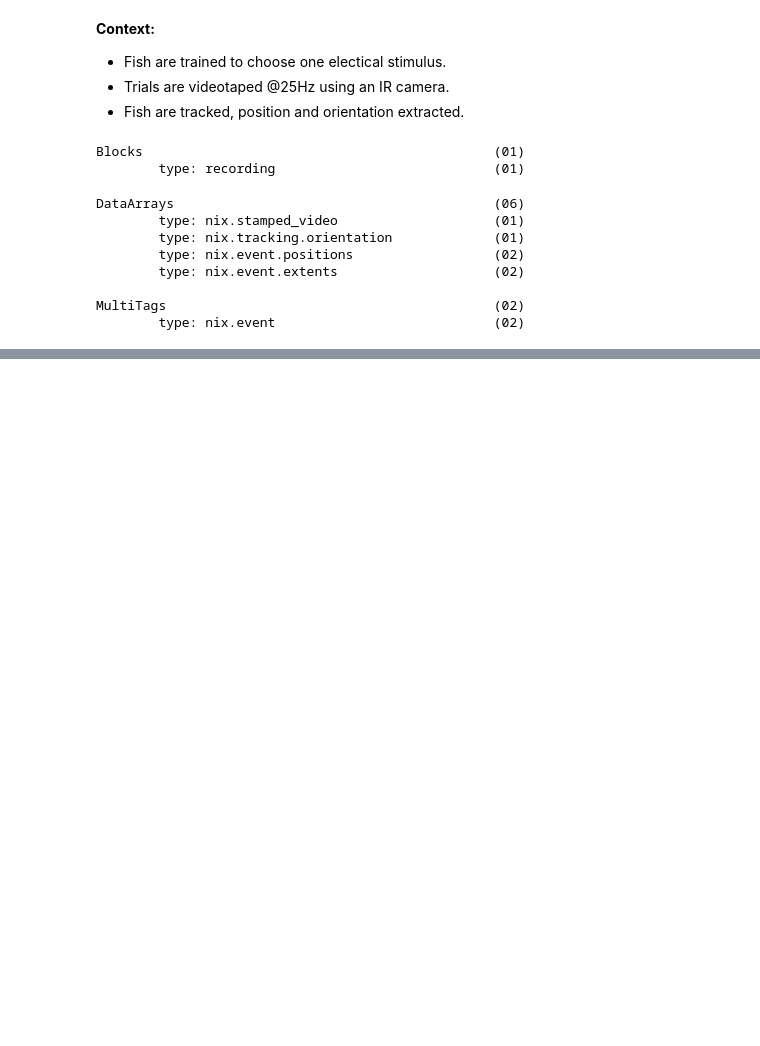
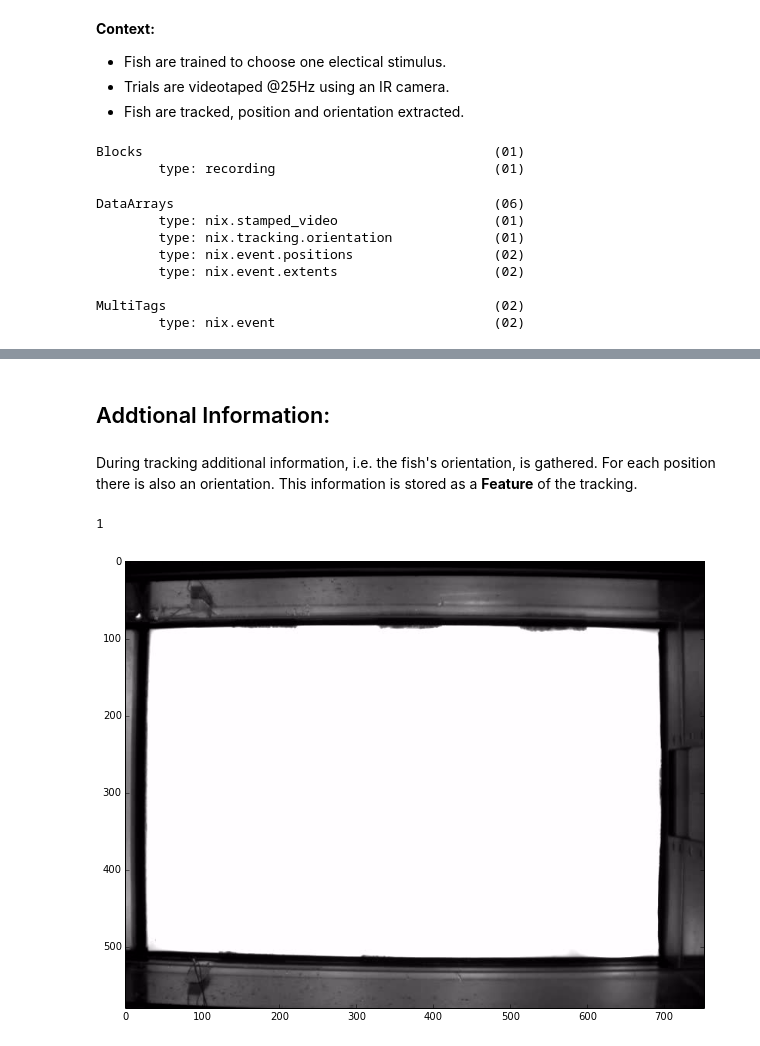
Before and after one commit to G-Node/nix-demo, a Jupyter notebook: efish_tracking.ipynb, the cells around one changed output, grey strips where cells are left out. Cells and saved outputs as stored; diff of their text form; code cells hidden in the pictures; blank space fills up the shorter version.

```diff
--- a/efish_tracking.ipynb
+++ b/efish_tracking.ipynb
@@ -103,2 +65,13 @@ frame
+# %% [markdown]
+## Addtional Information:
+# %% [markdown]
+During tracking additional information, i.e. the fish's orientation, is gathered. For each position there is also an orientation. This information is stored as a **Feature** of the tracking.
+# %%
+fig = plt.figure(facecolor='white', figsize=(1024 / 90, 768 / 90), dpi=90)
+pb = Playback_Tracker(fig, video, tag, show_orientation=True)
+pb.start()
+# %% [output]
+1
+[figure, added]
 # %%
 nix_file.close()
```
Also changed, not shown: parts of 8 cells of this notebook.
